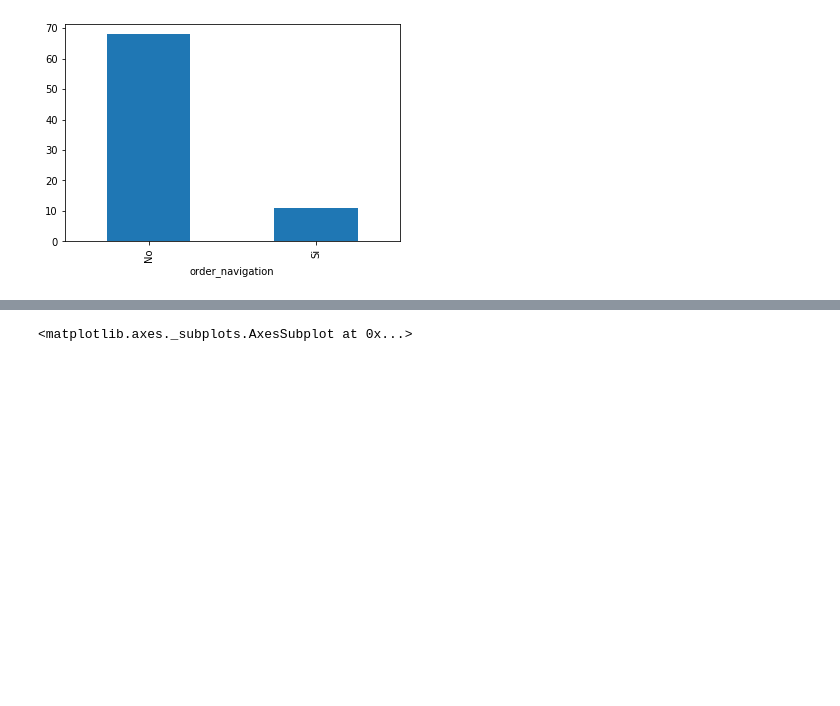
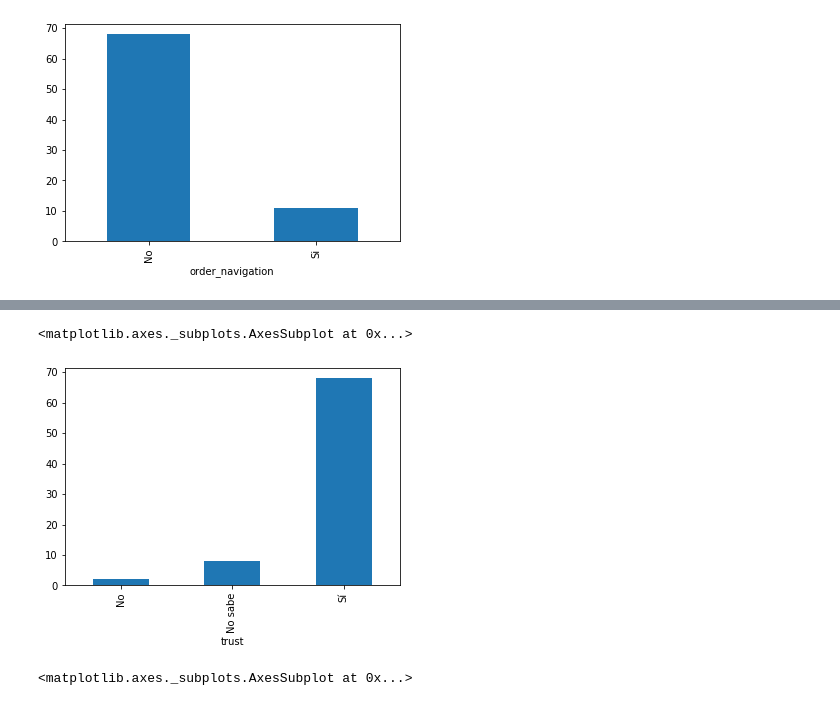
Before and after one commit to alefherrera/my-order-data, a Jupyter notebook: notebook.ipynb, the cells around one changed output, grey strips where cells are left out. Saved outputs shown, nothing was run; the diff lists cells and outputs as text; code cells hidden in the pictures; blank space fills up the shorter version.

```diff
--- a/notebook.ipynb
+++ b/notebook.ipynb
@@ -86,3 +78,8 @@ aa = df["trust"].filter(lambda x: )
+# %%
+df[df["trust"].isin(["No sabe", "No", "Sí"])].groupby("trust").size().plot.bar()
+# %% [output]
+<matplotlib.axes._subplots.AxesSubplot at 0x...>
+[figure, added]
 # %%
 df["custom"].plot.density()
 # %% [output]
```
Also changed, not shown: parts of 2 cells of this notebook.
